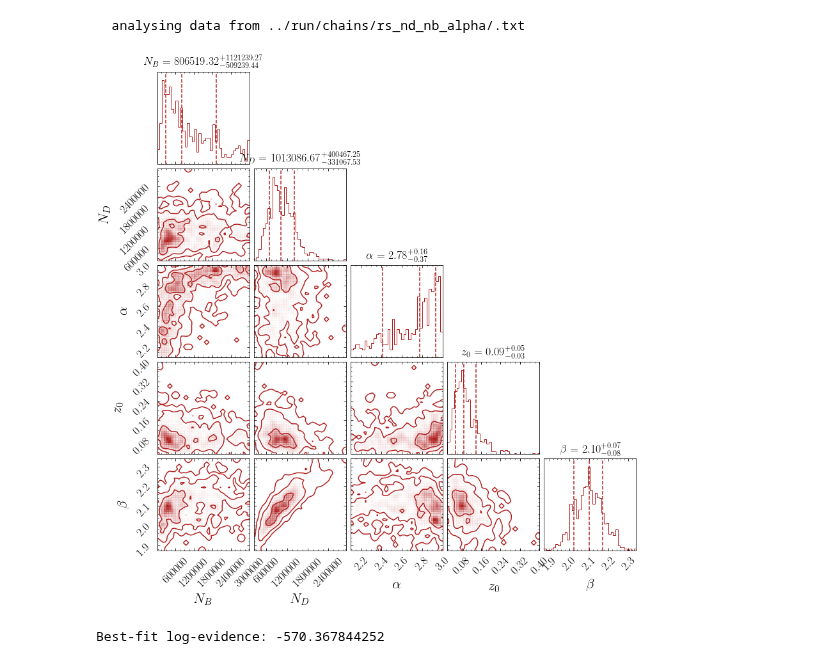
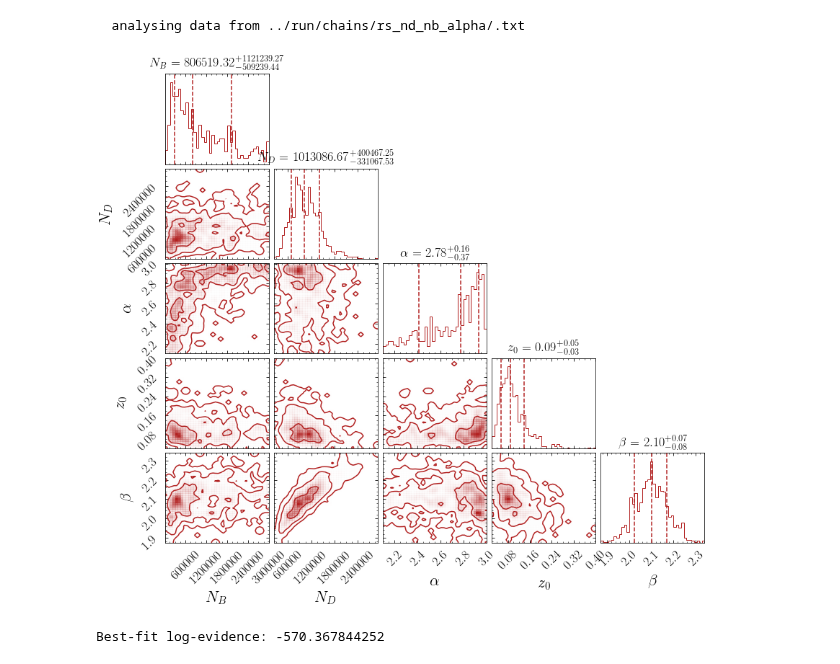
Before and after one commit to bsafdi/GCE-2FIG, a Jupyter notebook: notebooks/4_Full_Scans.ipynb, the cells around one changed output. Cells and saved outputs as stored; diff of their text form; code cells hidden in the pictures.

```diff
--- a/notebooks/4_Full_Scans.ipynb
+++ b/notebooks/4_Full_Scans.ipynb
@@ -130,9 +132,10 @@ lge_nd_nb_alpha = rs_nd_nb_alpha.get_bestfit_lge(chains_dir=chains_dir)
   analysing data from ../run/chains/rs_nd_nb_alpha/.txt
 # %%
 rs_nd_nb_alpha.plot_corner(labels = ['$N_B$','$N_D$','$\\alpha$','$z_0$','$\\beta$'], chains_dir=chains_dir)
+plt.subplots_adjust(bottom = .2)
 plt.savefig("plots/rs_nd_nb_alpha.pdf")
 # %% [output]
-[figure, old version]
+[figure, new version]
 # %%
 print "Best-fit log-evidence:",2*lge_nd_nb_alpha
 # %% [output]
```
Also changed, not shown: parts of 2 cells of this notebook, 11 other files.
